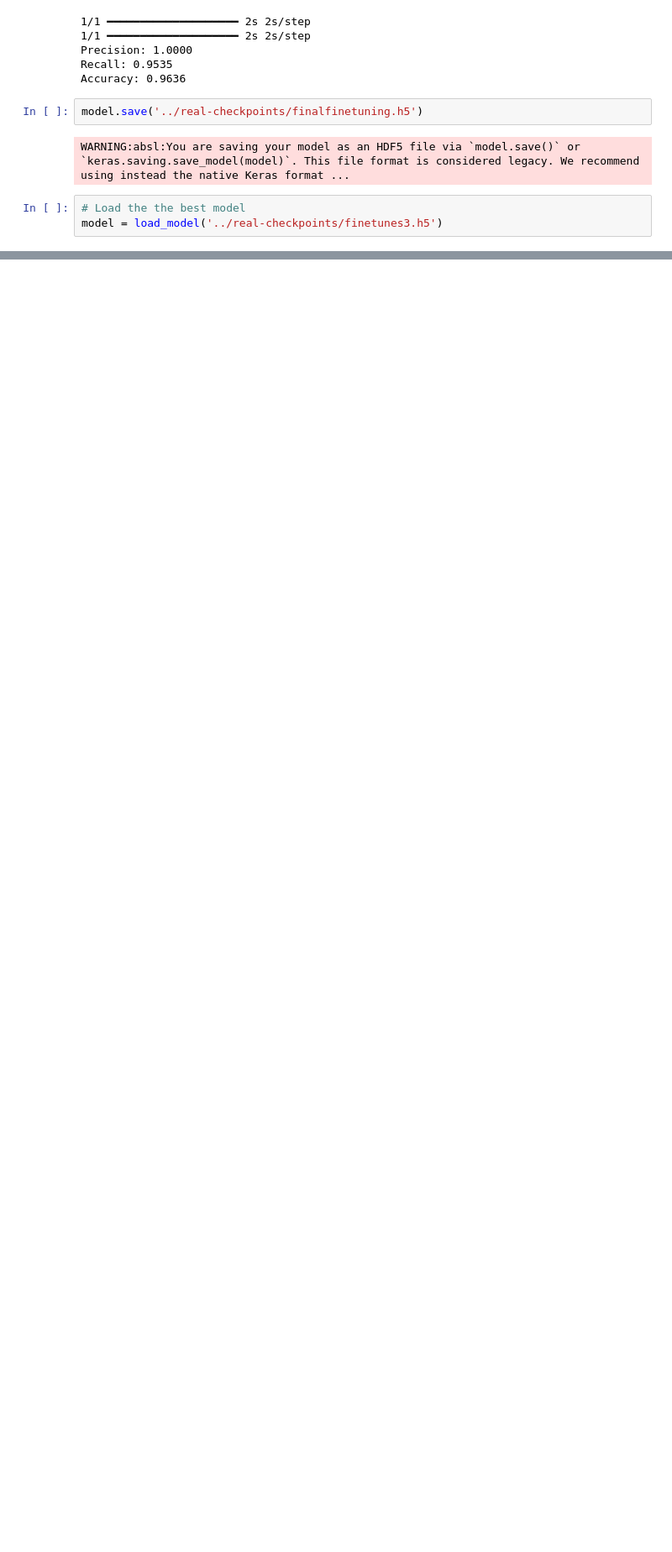
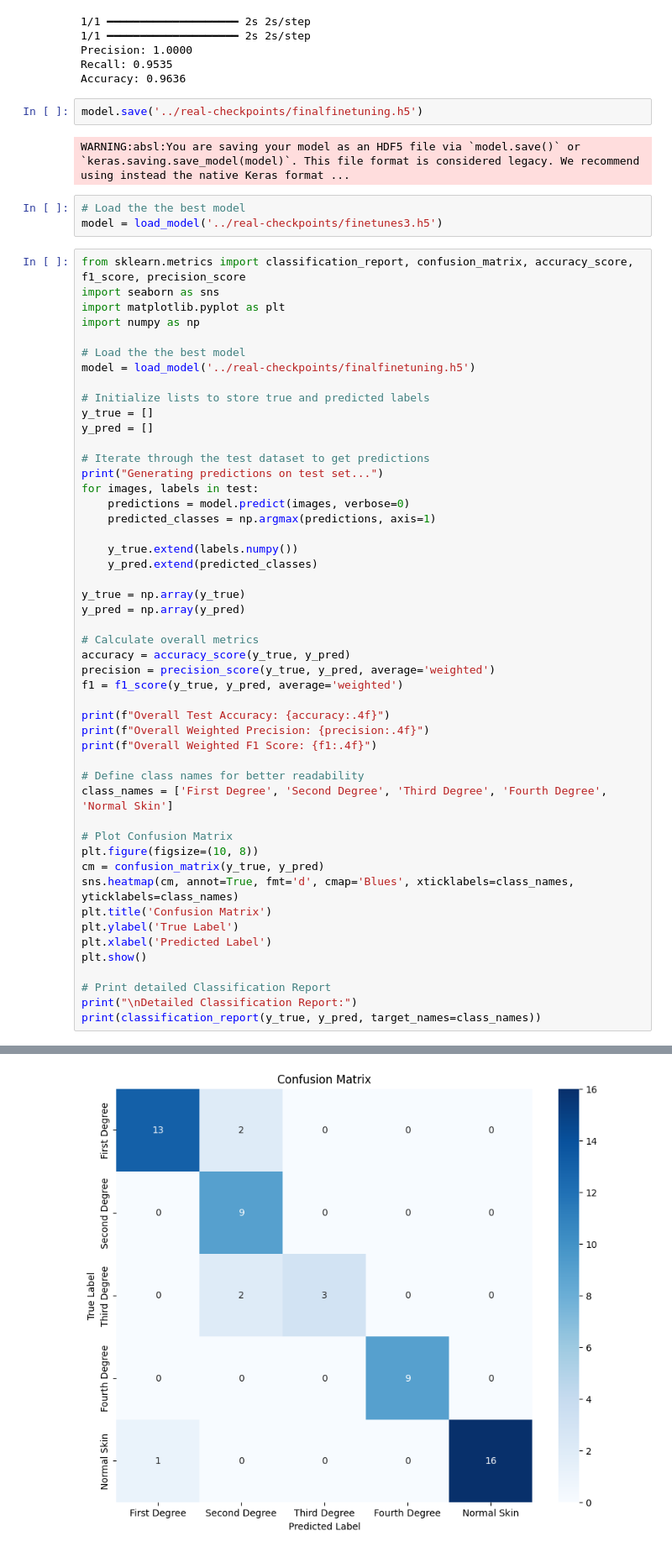
Before and after one commit to ksandeleon/automated-thermal-burn-severity-classifyer, a Jupyter notebook: real-train/train.ipynb, the cells around one changed output, grey strips where cells are left out. Shown at 84% size. Saved outputs shown, nothing was run; the diff lists cells and outputs as text; blank space fills up the shorter version.

Commit message:
finish model training validation

```diff
--- a/real-train/train.ipynb
+++ b/real-train/train.ipynb
@@ -636,3 +636,53 @@ WARNING:absl:You are saving your model as an HDF5 file via `model.save()` or `ke
 # %%
 # Load the the best model
 model = load_model('../real-checkpoints/finetunes3.h5')
+# %%
+from sklearn.metrics import classification_report, confusion_matrix, accuracy_score, f1_score, precision_score
+import seaborn as sns
+import matplotlib.pyplot as plt
+import numpy as np
+
+# Load the the best model
+model = load_model('../real-checkpoints/finalfinetuning.h5')
+
+# Initialize lists to store true and predicted labels
+y_true = []
+y_pred = []
+
+# Iterate through the test dataset to get predictions
+print("Generating predictions on test set...")
+for images, labels in test:
+    predictions = model.predict(images, verbose=0)
+    predicted_classes = np.argmax(predictions, axis=1)
+
+    y_true.extend(labels.numpy())
+    y_pred.extend(predicted_classes)
+
+y_true = np.array(y_true)
+y_pred = np.array(y_pred)
+
+# Calculate overall metrics
+accuracy = accuracy_score(y_true, y_pred)
+precision = precision_score(y_true, y_pred, average='weighted')
+f1 = f1_score(y_true, y_pred, average='weighted')
+
+print(f"Overall Test Accuracy: {accuracy:.4f}")
+print(f"Overall Weighted Precision: {precision:.4f}")
+print(f"Overall Weighted F1 Score: {f1:.4f}")
+
+# Define class names for better readability
+class_names = ['First Degree', 'Second Degree', 'Third Degree', 'Fourth Degree', 'Normal Skin']
+
+# Plot Confusion Matrix
+plt.figure(figsize=(10, 8))
+cm = confusion_matrix(y_true, y_pred)
+sns.heatmap(cm, annot=True, fmt='d', cmap='Blues', xticklabels=class_names, yticklabels=class_names)
+plt.title('Confusion Matrix')
+plt.ylabel('True Label')
+plt.xlabel('Predicted Label')
+plt.show()
+
+# Print detailed Classification Report
+print("\nDetailed Classification Report:")
+print(classification_report(y_true, y_pred, target_names=class_names))
+# %% [output]
@@ -638,0 +697 @@ model = load_model('../real-checkpoints/finetunes3.h5')
+[figure, added]
```
Also changed, not shown: parts of 1 cell of this notebook.
